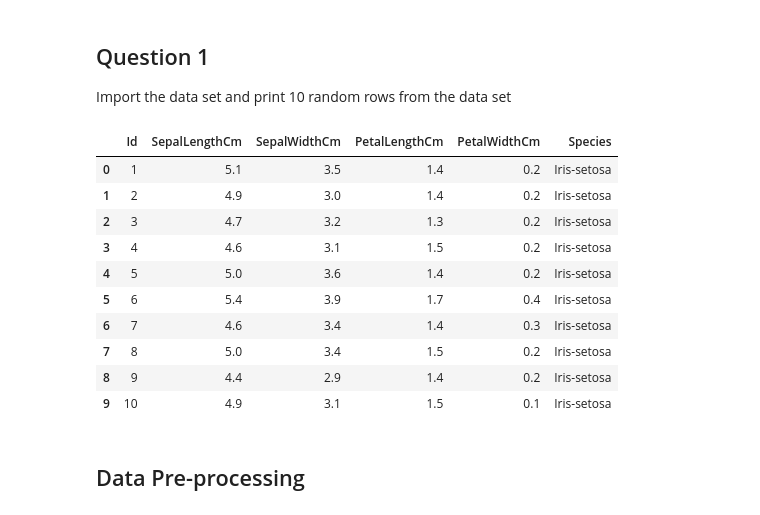
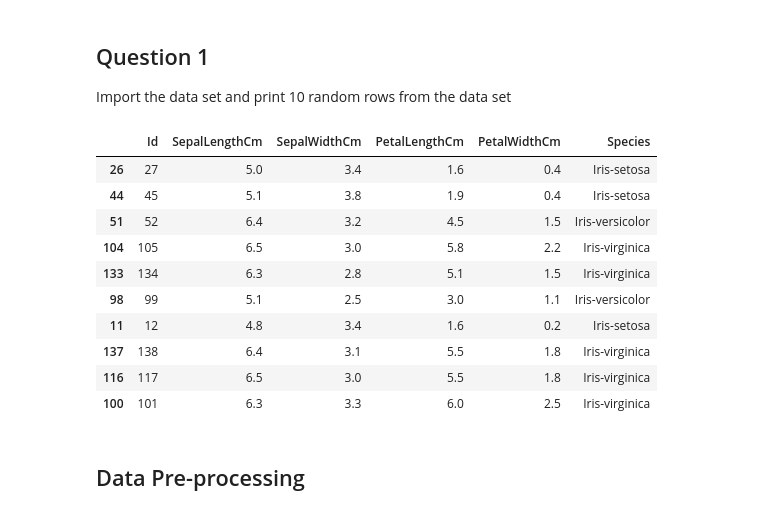
Before and after one commit to GreatLearningAIML1/delhi-may19-batch-Divyayadav2, a Jupyter notebook: R2_Internal_Lab_Questions.ipynb, the cells around one changed output. Drawn from its saved outputs; the diff is of its cells as text; code cells hidden in the pictures.

```diff
--- a/R2_Internal_Lab_Questions.ipynb
+++ b/R2_Internal_Lab_Questions.ipynb
@@ -62,19 +62,19 @@ import os
 # %%
 iris = pd.read_csv("iris.csv")
 
-iris.head(10)
+iris.sample(10)
 # %% [output]
 |  | Id | SepalLengthCm | SepalWidthCm | PetalLengthCm | PetalWidthCm | Species |
-| 0 | 1 | 5.1 | 3.5 | 1.4 | 0.2 | Iris-setosa |
-| 1 | 2 | 4.9 | 3.0 | 1.4 | 0.2 | Iris-setosa |
-| 2 | 3 | 4.7 | 3.2 | 1.3 | 0.2 | Iris-setosa |
-| 3 | 4 | 4.6 | 3.1 | 1.5 | 0.2 | Iris-setosa |
-| 4 | 5 | 5.0 | 3.6 | 1.4 | 0.2 | Iris-setosa |
-| 5 | 6 | 5.4 | 3.9 | 1.7 | 0.4 | Iris-setosa |
-| 6 | 7 | 4.6 | 3.4 | 1.4 | 0.3 | Iris-setosa |
-| 7 | 8 | 5.0 | 3.4 | 1.5 | 0.2 | Iris-setosa |
-| 8 | 9 | 4.4 | 2.9 | 1.4 | 0.2 | Iris-setosa |
-| 9 | 10 | 4.9 | 3.1 | 1.5 | 0.1 | Iris-setosa |
+| 26 | 27 | 5.0 | 3.4 | 1.6 | 0.4 | Iris-setosa |
+| 44 | 45 | 5.1 | 3.8 | 1.9 | 0.4 | Iris-setosa |
+| 51 | 52 | 6.4 | 3.2 | 4.5 | 1.5 | Iris-versicolor |
+| 104 | 105 | 6.5 | 3.0 | 5.8 | 2.2 | Iris-virginica |
+| 133 | 134 | 6.3 | 2.8 | 5.1 | 1.5 | Iris-virginica |
+| 98 | 99 | 5.1 | 2.5 | 3.0 | 1.1 | Iris-versicolor |
+| 11 | 12 | 4.8 | 3.4 | 1.6 | 0.2 | Iris-setosa |
+| 137 | 138 | 6.4 | 3.1 | 5.5 | 1.8 | Iris-virginica |
+| 116 | 117 | 6.5 | 3.0 | 5.5 | 1.8 | Iris-virginica |
+| 100 | 101 | 6.3 | 3.3 | 6.0 | 2.5 | Iris-virginica |
 # %% [markdown]
 ## Data Pre-processing
 # %% [markdown]
```
